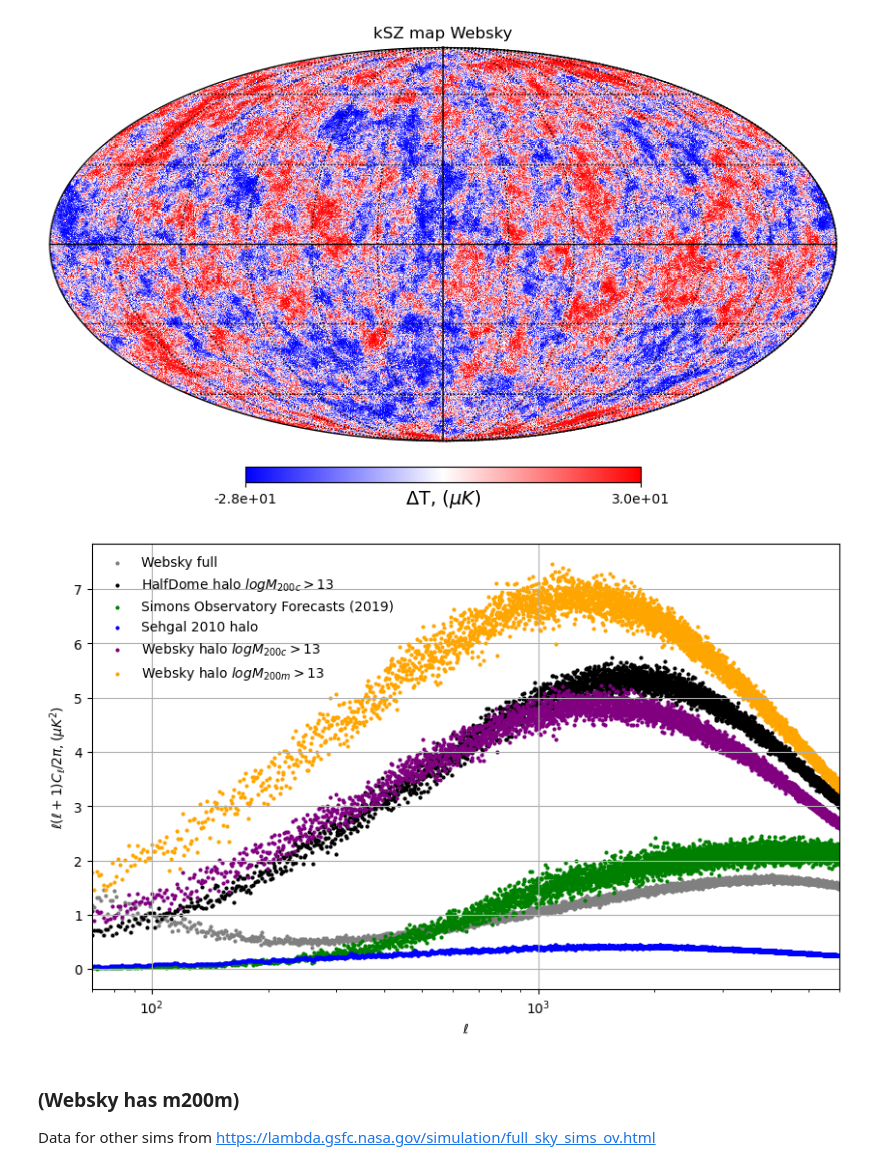
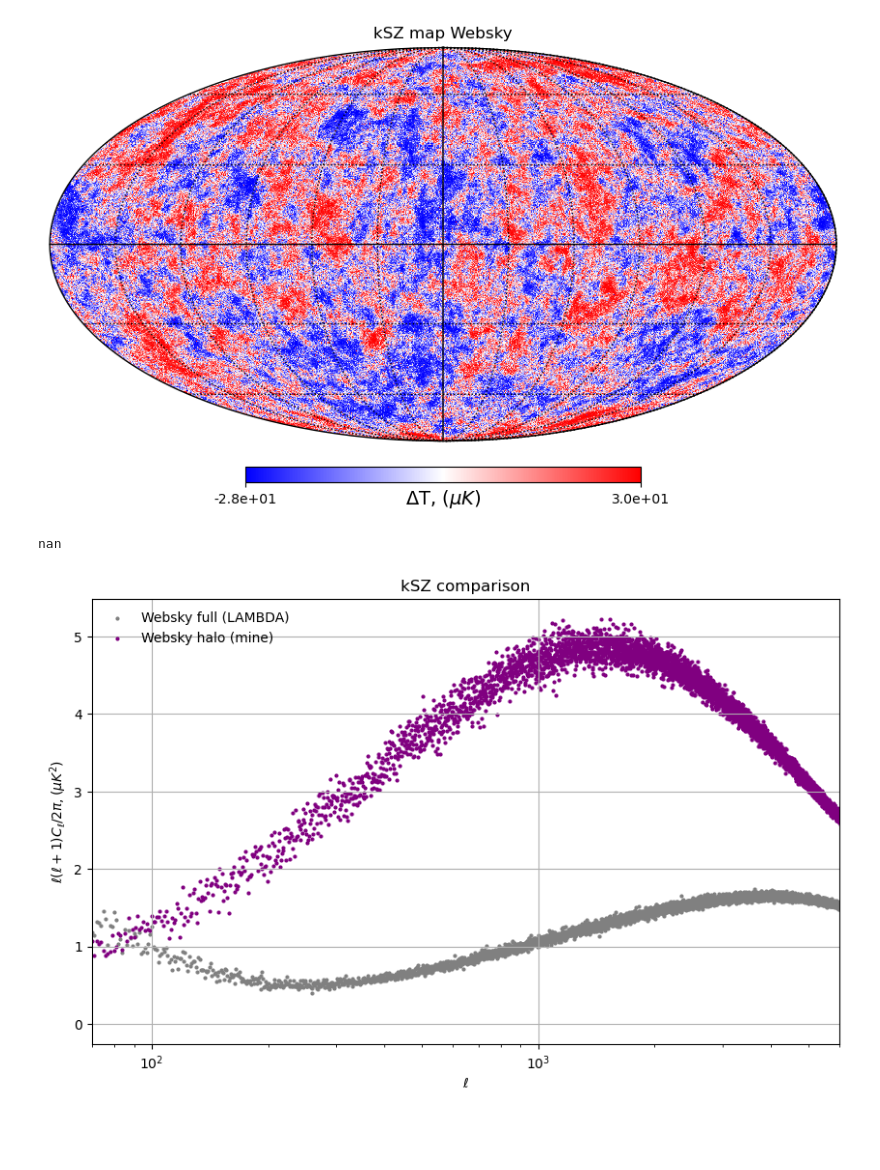
Before and after one commit to kristero/HalfDome_kSZ, a Jupyter notebook: Testing_websky.ipynb, the cells around one changed output. Drawn from its saved outputs; the diff is of its cells as text; code cells hidden in the pictures; blank space fills up the shorter version.

Commit message:
Websky test notebook

```diff
--- a/Testing_websky.ipynb
+++ b/Testing_websky.ipynb
@@ -80,30 +59,30 @@ Dl20, ell20 = power_spectra_computation(fname20)
+# %%
+# the comoving units with /(1+z) for veolocities
+
+cl = hp.read_cl("batched_data/websky_kSZ_cl_mass_change_xgpaint_h4_removed.fits")[1]  # 1D array
+ells_ph = np.array(range(len(cl)))
+Dl_ph = ells_ph*(ells_ph+1)*cl/(2*np.pi)
+# %% [output]
+nan
 # %%
 plt.figure(figsize = (10, 6))
 factor_mult = (2.7255*1e6)**2
 CMB_factor = 1/(2.73**2)
+plt.title("kSZ comparison")
 
-
-plt.scatter(ell1, Dl1, s = 4, label = "Websky full", c= 'grey')
-plt.scatter(ell16, Dl16*factor_mult, s = 4, label = "HalfDome halo $logM_{200c} > 13$", c = "black")
-plt.scatter(ell9, Dl9, s = 4, label = "Simons Observatory Forecasts (2019)", c = "green")
-plt.scatter(ell10, Dl10*factor_mult, s = 4, label = "Sehgal 2010 halo ", c = "blue")
-plt.scatter(ell18, Dl18*factor_mult, s = 4, label = "Websky halo $logM_{200c} > 13$", c = "purple")
-plt.scatter(ell17, Dl17*factor_mult, s = 4, label = "Websky halo $logM_{200m} > 13$", c = "orange")
-
-
+plt.scatter(ell1, Dl1, s = 4, label = "Websky full (LAMBDA)", c= 'grey')
+plt.scatter(ell18, Dl18*factor_mult, s = 4, label = "Websky halo (mine)", c = "purple")
+# plt.scatter(ells_ph, Dl_ph*factor_mult, s = 4, label = "Websky physical", c = "blue")
 
 
 plt.xlabel(r"$\ell$"); plt.ylabel(r"$\ell(\ell+1)C_\ell/2\pi, (\mu K^2)$")
 plt.xlim((70, 6000))
+# plt.ylim((0.1, 2.5))
 plt.xscale("log")
 # plt.title(title)
 plt.legend(frameon = False)
 plt.grid()
-plt.savefig("Comparison_between_different_datasets.png")
+plt.savefig("Websky_kSZ_comparison.png")
 plt.show()
 # %% [output]
-[figure, old version]
+[figure, new version]
-# %% [markdown]
-### (Websky has m200m)
-
-Data for other sims from https://lambda.gsfc.nasa.gov/simulation/full_sky_sims_ov.html
```
Also changed, not shown: parts of 16 cells of this notebook.
